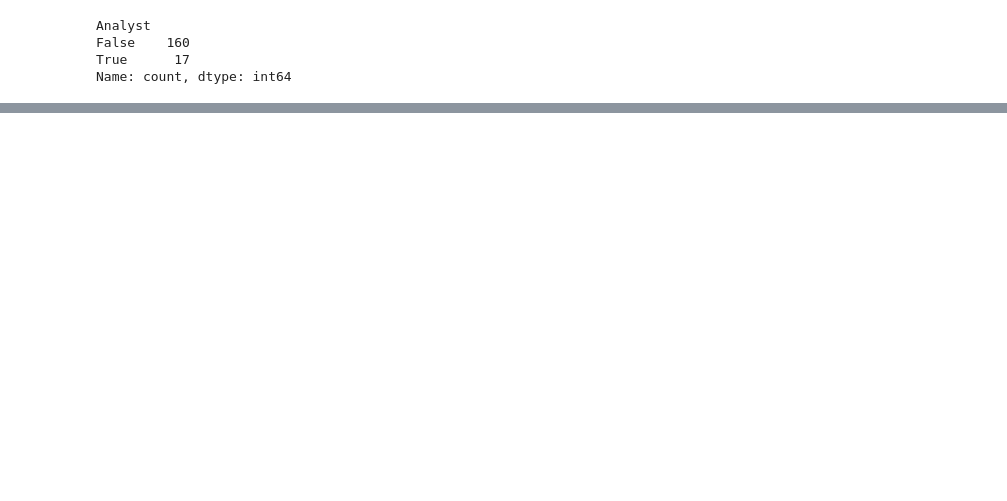
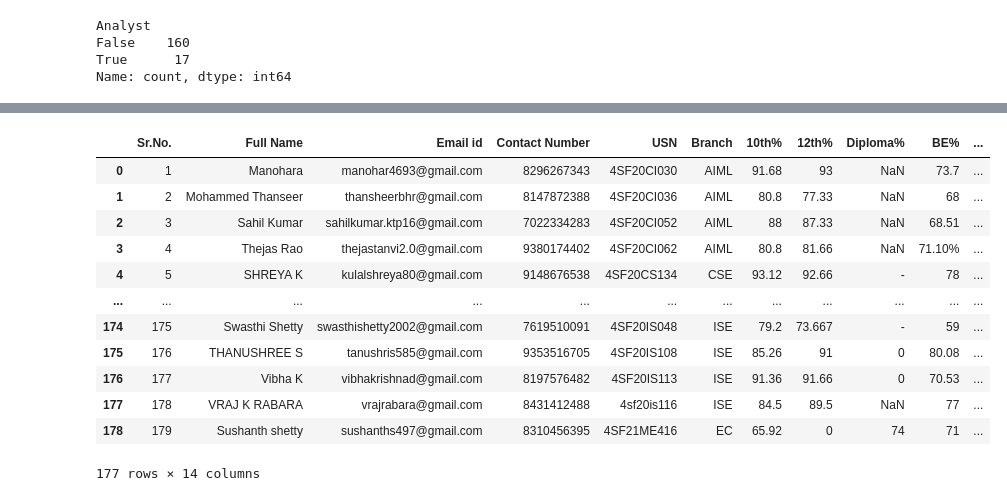
Before and after one commit to tam0w/personal-ipynb-notebooks, a Jupyter notebook: 7ed.ipynb, the cells around one changed output, grey strips where cells are left out. Cells and saved outputs as stored; diff of their text form; code cells hidden in the pictures; blank space fills up the shorter version.

```diff
--- a/7ed.ipynb
+++ b/7ed.ipynb
@@ -82,0 +100,16 @@ Text(0.5, 1.0, 'Candidates applying for Data Analyst Role v/s Students in variou
+# %%
+df
+# %% [output]
+|  | Sr.No. | Full Name | Email id | Contact Number | USN | Branch | 10th% | 12th% | Diploma% | BE% | ... |
+| 0 | 1 | Manohara | manohar4693@gmail.com | 8296267343 | 4SF20CI030 | AIML | 91.68 | 93 | NaN | 73.7 | ... |
+| 1 | 2 | Mohammed Thanseer | thansheerbhr@gmail.com | 8147872388 | 4SF20CI036 | AIML | 80.8 | 77.33 | NaN | 68 | ... |
+| 2 | 3 | Sahil Kumar | sahilkumar.ktp16@gmail.com | 7022334283 | 4SF20CI052 | AIML | 88 | 87.33 | NaN | 68.51 | ... |
+| 3 | 4 | Thejas Rao | thejastanvi2.0@gmail.com | 9380174402 | 4SF20CI062 | AIML | 80.8 | 81.66 | NaN | 71.10% | ... |
+| 4 | 5 | SHREYA K | kulalshreya80@gmail.com | 9148676538 | 4SF20CS134 | CSE | 93.12 | 92.66 | - | 78 | ... |
+| ... | ... | ... | ... | ... | ... | ... | ... | ... | ... | ... | ... |
+| 174 | 175 | Swasthi Shetty | swasthishetty2002@gmail.com | 7619510091 | 4SF20IS048 | ISE | 79.2 | 73.667 | - | 59 | ... |
+| 175 | 176 | THANUSHREE S | tanushris585@gmail.com | 9353516705 | 4SF20IS108 | ISE | 85.26 | 91 | 0 | 80.08 | ... |
+| 176 | 177 | Vibha K | vibhakrishnad@gmail.com | 8197576482 | 4SF20IS113 | ISE | 91.36 | 91.66 | 0 | 70.53 | ... |
+| 177 | 178 | VRAJ K RABARA | vrajrabara@gmail.com | 8431412488 | 4sf20is116 | ISE | 84.5 | 89.5 | NaN | 77 | ... |
+| 178 | 179 | Sushanth shetty | sushanths497@gmail.com | 8310456395 | 4SF21ME416 | EC | 65.92 | 0 | 74 | 71 | ... |
+177 rows × 14 columns
```
Also changed, not shown: parts of 4 cells of this notebook.
